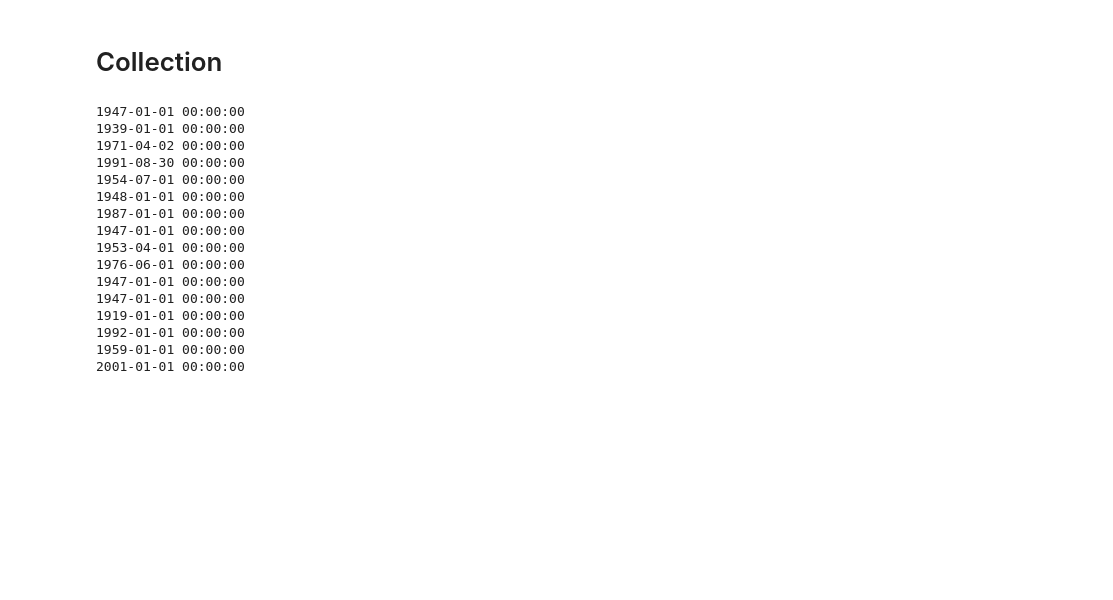
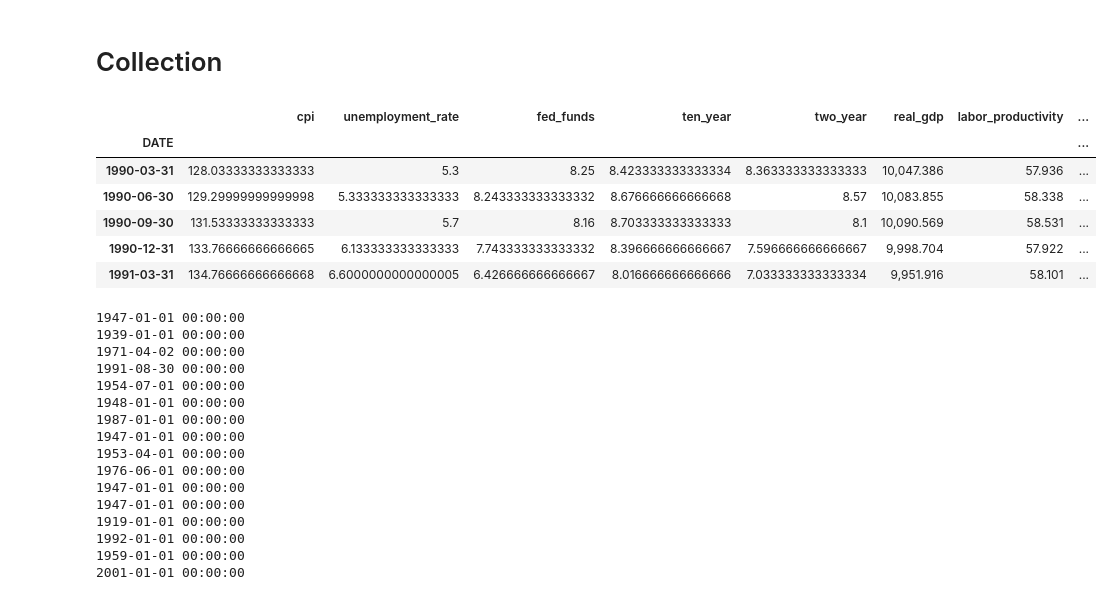
Before and after one commit to pval108/economic-review, a Jupyter notebook: economics.ipynb, the cells around one changed output. Saved outputs shown, nothing was run; the diff lists cells and outputs as text; code cells hidden in the pictures; blank space fills up the shorter version.

```diff
--- a/economics.ipynb
+++ b/economics.ipynb
@@ -25,5 +26,38 @@ pd.set_option('display.float_format', lambda x: '%.3f' % x)
 # %% [markdown]
 # Collection
+# %%
+series = {
+    "CPIAUCSL": "cpi",
+    "UNRATE": "unemployment_rate",
+    "FEDFUNDS": "fed_funds",
+    "GS10": "ten_year",
+    "GS2": "two_year",
+    "GDPC1": "real_gdp",
+    "OPHNFB": "labor_productivity",
+    "ULCNFB": "unit_labor_cost",
+    "ECIWAG": "wage_index",
+}
+
+dfs = []
+for code, name in series.items():
+    s = pdr.get_data_fred(code, start="1990-01-01")
+    s = s.rename(columns={code: name})
+    dfs.append(s)
+
+df = pd.concat(dfs, axis=1).resample("Q").mean()
+#df["inflation_yoy"] = df["cpi"].pct_change(4) * 100
+#df["wage_growth_yoy"] = df["wage_index"].pct_change(4) * 100
+#df["real_wage_growth"] = df["wage_growth_yoy"] - df["inflation_yoy"]
+# %%
+df.head()
+# %% [output]
+|  | cpi | unemployment_rate | fed_funds | ten_year | two_year | real_gdp | labor_productivity | ... |
+| DATE |  |  |  |  |  |  |  | ... |
+| 1990-03-31 | 128.03333333333333 | 5.3 | 8.25 | 8.423333333333334 | 8.363333333333333 | 10,047.386 | 57.936 | ... |
+| 1990-06-30 | 129.29999999999998 | 5.333333333333333 | 8.243333333333332 | 8.676666666666668 | 8.57 | 10,083.855 | 58.338 | ... |
+| 1990-09-30 | 131.53333333333333 | 5.7 | 8.16 | 8.703333333333333 | 8.1 | 10,090.569 | 58.531 | ... |
+| 1990-12-31 | 133.76666666666665 | 6.133333333333333 | 7.743333333333332 | 8.396666666666667 | 7.596666666666667 | 9,998.704 | 57.922 | ... |
+| 1991-03-31 | 134.76666666666668 | 6.6000000000000005 | 6.426666666666667 | 8.016666666666666 | 7.033333333333334 | 9,951.916 | 58.101 | ... |
 # %%
 #inflation
 inflation = pdr.get_data_fred('CPIAUCSL',start="1900-01-01",timeout=60).pct_change(periods=12) * 100
```
Also changed, not shown: parts of 5 cells of this notebook.
